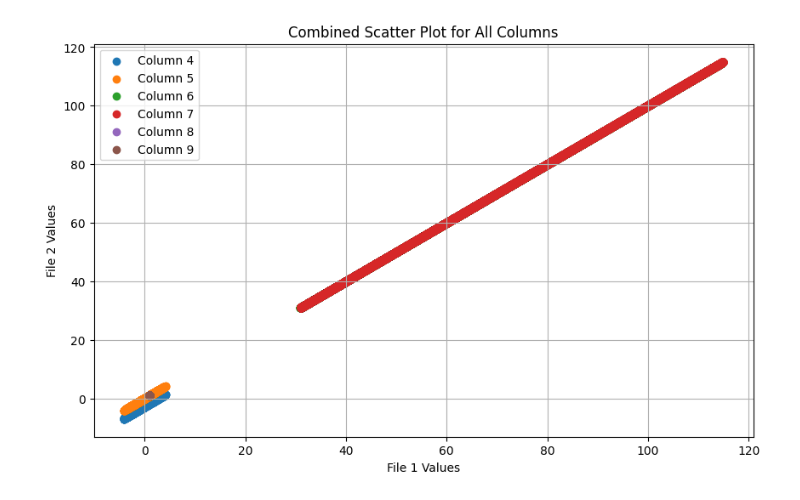
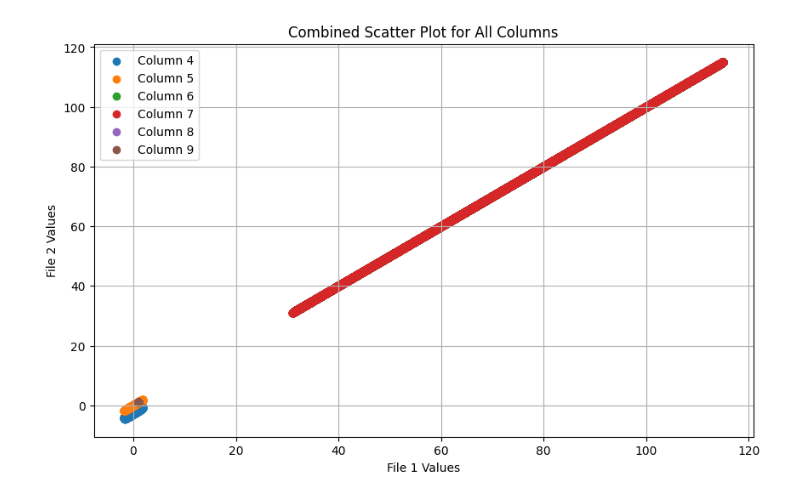
Before and after one commit to jazzitup/pentaquarkAna, a Jupyter notebook: afterBurnerChecker.ipynb, the cells around one changed output. Drawn from its saved outputs; the diff is of its cells as text; code cells hidden in the pictures.

```diff
--- a/afterBurnerChecker.ipynb
+++ b/afterBurnerChecker.ipynb
@@ -11,12 +11,23 @@ def extract_p_lines(file_content):
         if line.startswith("P 3 -1 2212")
     ]
 
+def extract_e_lines(file_content):
+    return [
+        line.split() for line in file_content.splitlines()
+        if line.startswith("P 4 -1 11")
+    ]
+
+
 # Read file contents from actual files
 # file1_path = 'hepmc_files/Pentaquark_hepmc_output_20241204_p275.0GeV_e18.0GeV_kinematicCut.hepmc'
 # file2_path = 'hepmc_files/Pentaquark_hepmc_output_20241204_p275.0GeV_e18.0GeV_kinematicCut_ip6_hidiv_275x18.hepmc'
 
-file1_path = 'hepmc_files/Pentaquark_hepmc_output_20241206_p275.0GeV_e18.0GeV_two_body_kinematics_eta1.9-8_100000evts.hepmc'
-file2_path = 'hepmc_files/Pentaquark_hepmc_output_20241206_p275.0GeV_e18.0GeV_two_body_kinematics_eta1.9-8_100000evts__ip6_hidiv_275x18.hepmc'
+# file1_path = 'hepmc_files/Pentaquark_hepmc_output_20241206_p275.0GeV_e18.0GeV_two_body_kinematics_eta1.9-8_100000evts.hepmc'
+# file2_path = 'hepmc_files/Pentaquark_hepmc_output_20241206_p275.0GeV_e18.0GeV_two_body_kinematics_eta1.9-8_100000evts__ip6_hidiv_275x18.hepmc'
+
+file1_path = 'hepmc_files/Pentaquark_hepmc_output_20241206_p275.0GeV_e18.0GeV_two_body_kinematics_eta5-20_100000evts.hepmc'
+file2_path = 'hepmc_files/Pentaquark_hepmc_output_20241206_p275.0GeV_e18.0GeV_two_body_kinematics_eta5-20_100000evts_ip6_hidiv_275x18.hepmc'
+
 
 with open(file1_path, 'r') as file1, open(file2_path, 'r') as file2:
     file_1_content = file1.read()
@@ -30,38 +41,38 @@ file_2_lines = extract_p_lines(file_2_content)
 file_1_values = [[float(x) for x in line[4:]] for line in file_1_lines]
 file_2_values = [[float(x) for x in line[4:]] for line in file_2_lines]
 
 # Initialize vectors for each column
 num_columns = len(file_1_values[0])  # Determine the number of columns from one row
 vectors_file1 = [[] for _ in range(num_columns)]
 vectors_file2 = [[] for _ in range(num_columns)]
 
 # Populate vectors
 for i in range(num_columns):
     vectors_file1[i] = [row[i] for row in file_1_values]
     vectors_file2[i] = [row[i] for row in file_2_values]
 
 # Assign vectors to individual variable names for clarity
-px1 = vectors_file1[0]  # 5th column in the original file (index 2 after slicing)
-px2 = vectors_file2[0]
-py1 = vectors_file1[1]  # 6th column in the original file (index 3 after slicing)
-py2 = vectors_file2[1]
-pz1 = vectors_file1[2]
-pz2 = vectors_file2[2]
+proton_px1 = vectors_file1[0]  # 5th column in the original file (index 2 after slicing)
+proton_px2 = vectors_file2[0]
+proton_py1 = vectors_file1[1]  # 6th column in the original file (index 3 after slicing)
+proton_py2 = vectors_file2[1]
+proton_pz1 = vectors_file1[2]
+proton_pz2 = vectors_file2[2]
 # and so on for additional columns
 
 # Combined scatter plot for each corresponding column pair
 plt.figure(figsize=(10, 6))
 for i in range(num_columns):
     x_values = vectors_file1[i]
     y_values = vectors_file2[i]
     plt.scatter(x_values, y_values, label=f'Column {i+4}')
 
 plt.xlabel("File 1 Values")
 plt.ylabel("File 2 Values")
 plt.title("Combined Scatter Plot for All Columns")
 plt.legend()
 plt.grid(True)
 plt.show()
 # %% [output]
-[figure, old version]
+[figure, new version]
 # %%
```
Also changed, not shown: parts of 7 cells of this notebook, 3 other files.
